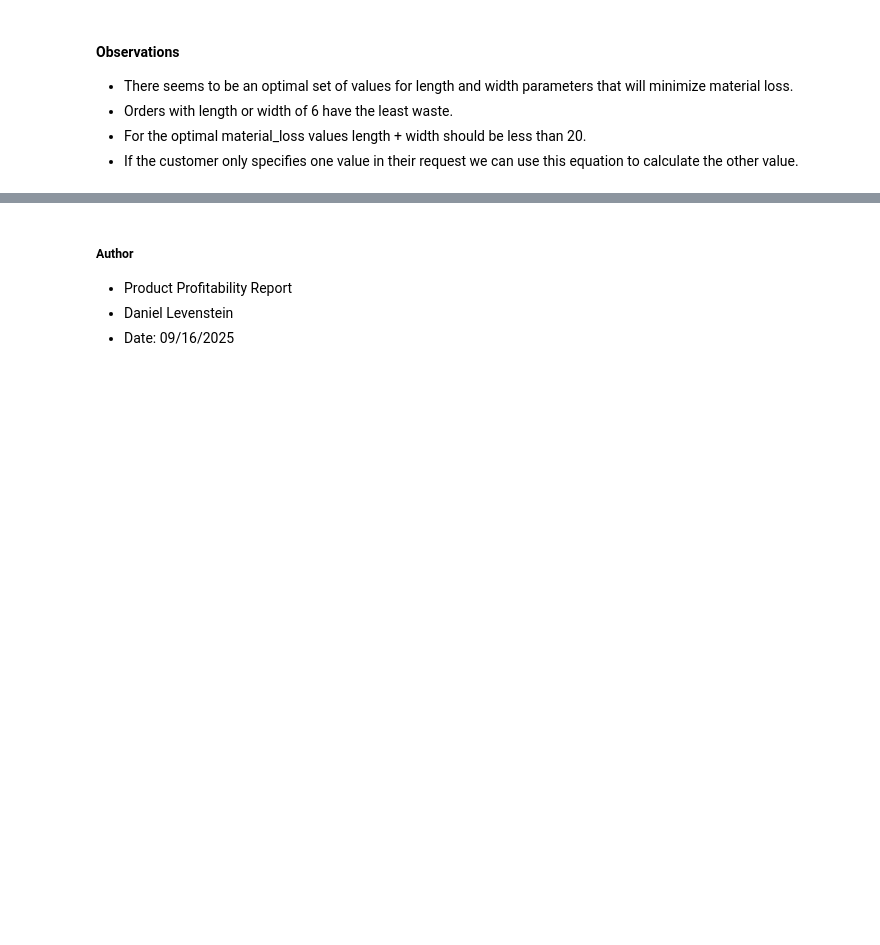
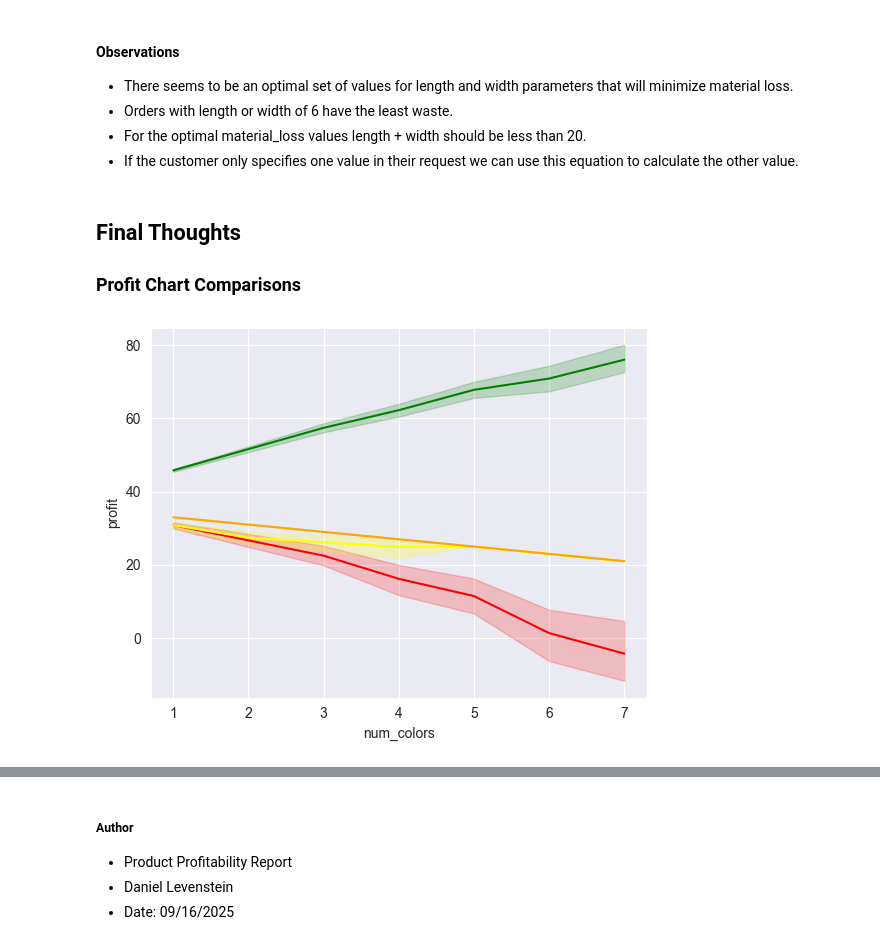
Before and after one commit to DanielLevenstein/Product_Profitability_Study, a Jupyter notebook: product_pricing.ipynb, the cells around one changed output, grey strips where cells are left out. Saved outputs shown, nothing was run; the diff lists cells and outputs as text; code cells hidden in the pictures; blank space fills up the shorter version.

Commit message:
Completed final pricing comparison and exported md and HTML file

```diff
--- a/product_pricing.ipynb
+++ b/product_pricing.ipynb
@@ -251,3 +264,20 @@ plt.savefig("images/ideal_dimensions_using_material_loss.png")
 - Orders with length or width of 6 have the least waste.
 - For the optimal material_loss values length + width should be less than 20.
 - If the customer only specifies one value in their request we can use this equation to calculate the other value.
+# %% [markdown]
+## Final Thoughts
+
+### Profit Chart Comparisons
+# %%
+#Final profit comparisons
+sns.lineplot(data=df_price0, x='num_colors', y='profit', color='red')
+sns.lineplot(data=df_price1, x='num_colors', y='profit', color='green')
+# Profit chart with material loss < 1
+df_profit2 = df_price0[df_price0['material_loss'] < 1]
+sns.lineplot(data=df_price2, x='num_colors', y='profit', color='yellow')
+# Since material_loss may be hard to calculate on the fly we can use the length and width parameters instead
+df_price3 = df_price0[(df_price0['length'] + df_price0['width']) <= 19]
+sns.lineplot(data=df_price3, x='num_colors', y='profit', color='orange')
+plt.savefig("images/profit_chart_comparison.png")
+# %% [output]
+[figure, added]
```
Also changed, not shown: parts of 7 cells of this notebook, 7 other files.
